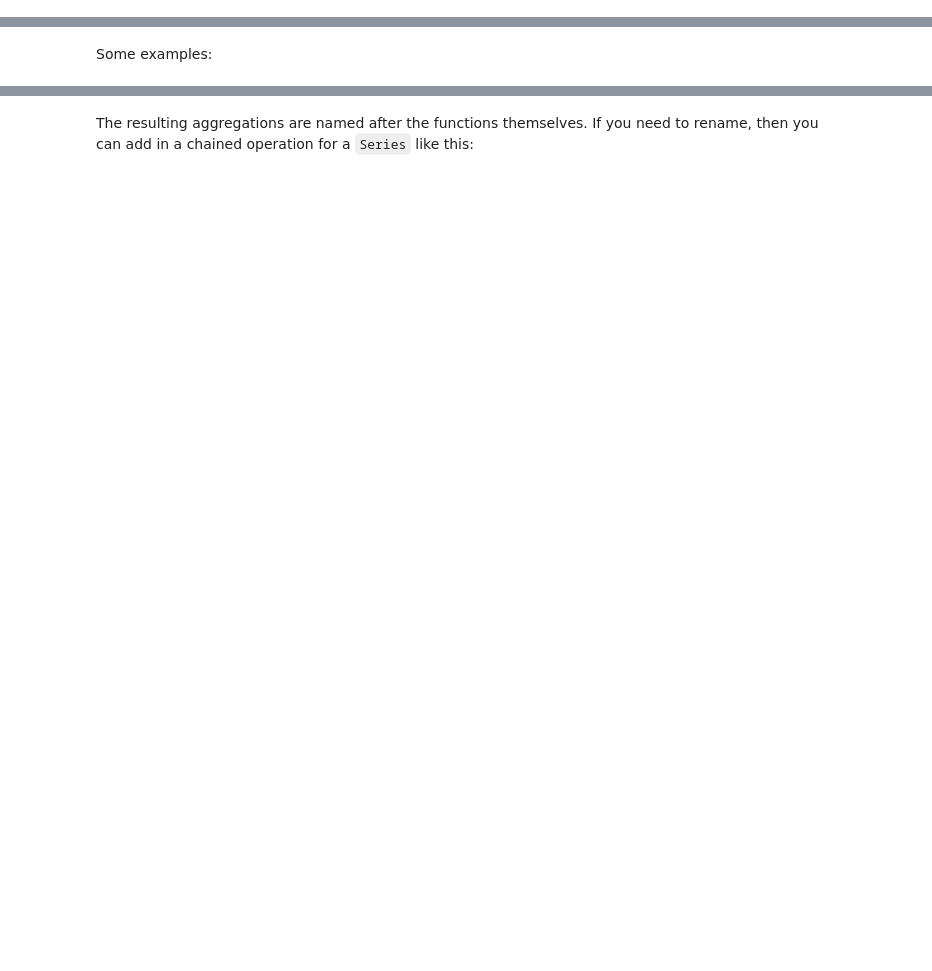
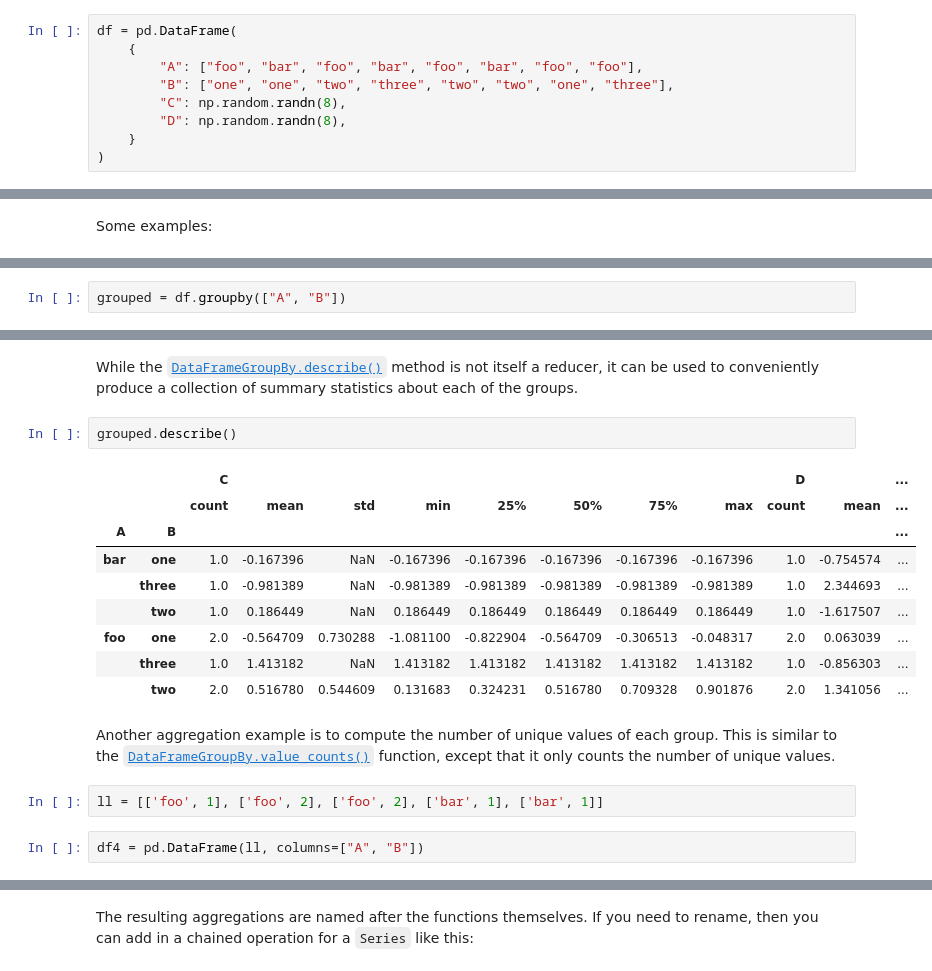
Before and after one commit to Francesco-Ghizzo/Data-Science, a Jupyter notebook: Python/Pandas/User Guide/Group by: split-apply-combine.ipynb, the cells around one changed output, grey strips where cells are left out. Cells and saved outputs as stored; diff of their text form; blank space fills up the shorter version.

```diff
--- a/Python/Pandas/User Guide/Group by: split-apply-combine.ipynb
+++ b/Python/Pandas/User Guide/Group by: split-apply-combine.ipynb
@@ -562,0 +532,9 @@ Thus, by using <code>[]</span></code> on the GroupBy object in a similar way as
+# %%
+df = pd.DataFrame(
+    {
+        "A": ["foo", "bar", "foo", "bar", "foo", "bar", "foo", "foo"],
+        "B": ["one", "one", "two", "three", "two", "two", "one", "three"],
+        "C": np.random.randn(8),
+        "D": np.random.randn(8),
+    }
+)
@@ -1029,0 +785,2 @@ inputs. This section details using string aliases for various GroupBy methods; o
+# %%
+grouped = df.groupby(["A", "B"])
@@ -1029,0 +798,20 @@ inputs. This section details using string aliases for various GroupBy methods; o
+# %% [markdown]
+<p>While the <a href="https://pandas.pydata.org/docs/reference/api/pandas.core.groupby.DataFrameGroupBy.describe.html" title="pandas.core.groupby.DataFrameGroupBy.describe"><code>DataFrameGroupBy.describe()</code></a> method is not itself a reducer, it can be used to conveniently produce a collection of summary statistics about each of the groups.</p>
+# %%
+grouped.describe()
+# %% [output]
+|  |  | C |  |  |  |  |  |  |  | D |  | ... |
+|  |  | count | mean | std | min | 25% | 50% | 75% | max | count | mean | ... |
+| A | B |  |  |  |  |  |  |  |  |  |  | ... |
+| bar | one | 1.0 | -0.167396 | NaN | -0.167396 | -0.167396 | -0.167396 | -0.167396 | -0.167396 | 1.0 | -0.754574 | ... |
+|  | three | 1.0 | -0.981389 | NaN | -0.981389 | -0.981389 | -0.981389 | -0.981389 | -0.981389 | 1.0 | 2.344693 | ... |
+|  | two | 1.0 | 0.186449 | NaN | 0.186449 | 0.186449 | 0.186449 | 0.186449 | 0.186449 | 1.0 | -1.617507 | ... |
+| foo | one | 2.0 | -0.564709 | 0.730288 | -1.081100 | -0.822904 | -0.564709 | -0.306513 | -0.048317 | 2.0 | 0.063039 | ... |
+|  | three | 1.0 | 1.413182 | NaN | 1.413182 | 1.413182 | 1.413182 | 1.413182 | 1.413182 | 1.0 | -0.856303 | ... |
+|  | two | 2.0 | 0.516780 | 0.544609 | 0.131683 | 0.324231 | 0.516780 | 0.709328 | 0.901876 | 2.0 | 1.341056 | ... |
+# %% [markdown]
+<p>Another aggregation example is to compute the number of unique values of each group. This is similar to the <a href="https://pandas.pydata.org/docs/reference/api/pandas.core.groupby.DataFrameGroupBy.value_counts.html" title="pandas.core.groupby.DataFrameGroupBy.value_counts"><code>DataFrameGroupBy.value_counts()</code></a> function, except that it only counts the number of unique values.</p>
+# %%
+ll = [['foo', 1], ['foo', 2], ['foo', 2], ['bar', 1], ['bar', 1]]
+# %%
+df4 = pd.DataFrame(ll, columns=["A", "B"])
```
Also changed, not shown: parts of 264 cells of this notebook.
